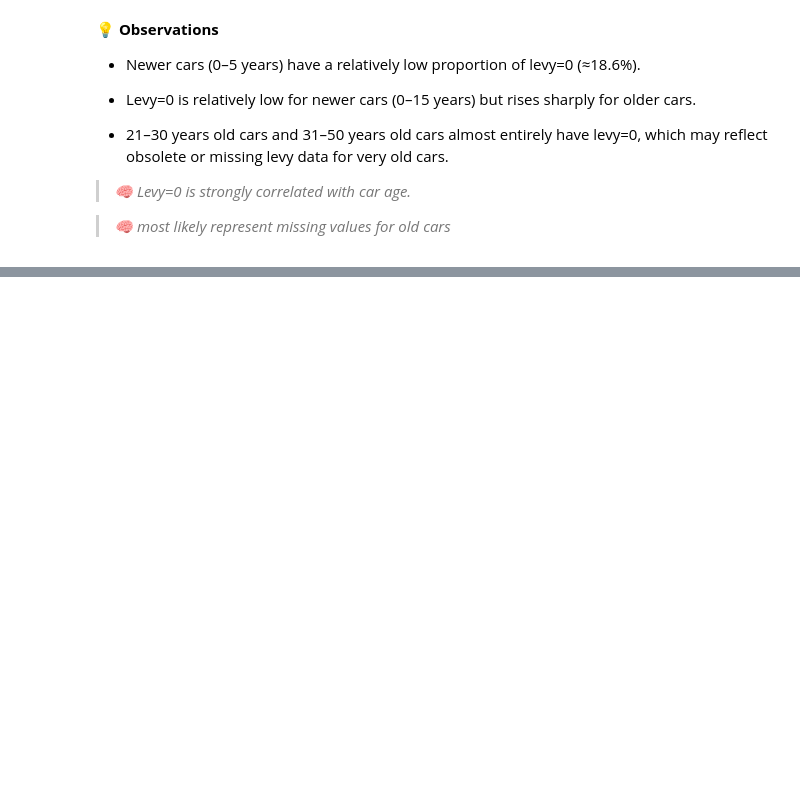
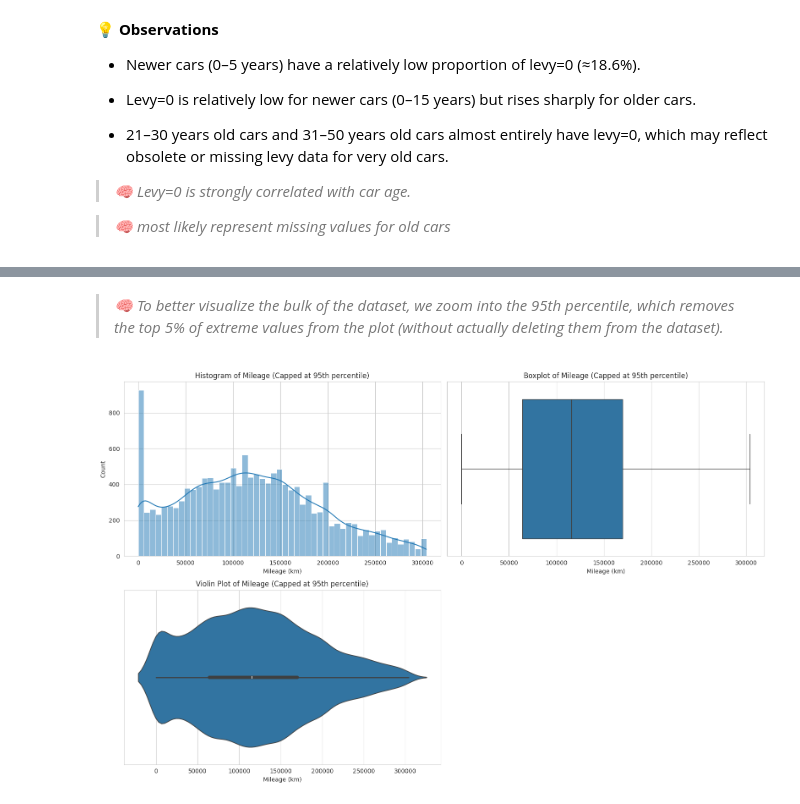
Before and after one commit to Mithula-cbw/Car-Price-Prediction, a Jupyter notebook: notebooks/Group_11_02_Preprocessing_and_Feature_Engineering.ipynb, the cells around one changed output, grey strips where cells are left out. Saved outputs shown, nothing was run; the diff lists cells and outputs as text; code cells hidden in the pictures; blank space fills up the shorter version.

Commit message:
analyze mileage column

```diff
--- a/notebooks/Group_11_02_Preprocessing_and_Feature_Engineering.ipynb
+++ b/notebooks/Group_11_02_Preprocessing_and_Feature_Engineering.ipynb
@@ -342,0 +384,34 @@ print(tabulate(levy_table, headers='keys', tablefmt='grid', showindex=False))
+# %% [markdown]
+> *🧠 To better visualize the bulk of the dataset, we zoom into the 95th percentile, which removes the top 5% of extreme values from the plot (without actually deleting them from the dataset).*
+# %%
+# Calculate 95th percentile
+mileage_95 = df['mileage'].quantile(0.95)
+
+# Filter mileage for plotting
+mileage_capped = df[df['mileage'] <= mileage_95]['mileage']
+
+fig, axes = plt.subplots(2, 2, figsize=(16, 10))
+
+# Histogram
+sns.histplot(mileage_capped, bins=50, kde=True, ax=axes[0, 0])
+axes[0, 0].set_title("Histogram of Mileage (Capped at 95th percentile)")
+axes[0, 0].set_xlabel("Mileage (km)")
+axes[0, 0].set_ylabel("Count")
+
+# Boxplot
+sns.boxplot(x=mileage_capped, ax=axes[0, 1])
+axes[0, 1].set_title("Boxplot of Mileage (Capped at 95th percentile)")
+axes[0, 1].set_xlabel("Mileage (km)")
+
+# Violin plot
+sns.violinplot(x=mileage_capped, ax=axes[1, 0])
+axes[1, 0].set_title("Violin Plot of Mileage (Capped at 95th percentile)")
+axes[1, 0].set_xlabel("Mileage (km)")
+
+# Remove empty subplot (bottom-right)
+fig.delaxes(axes[1, 1])
+
+plt.tight_layout()
+plt.show()
+# %% [output]
+[figure, added]
```
Also changed, not shown: parts of 10 cells of this notebook.
